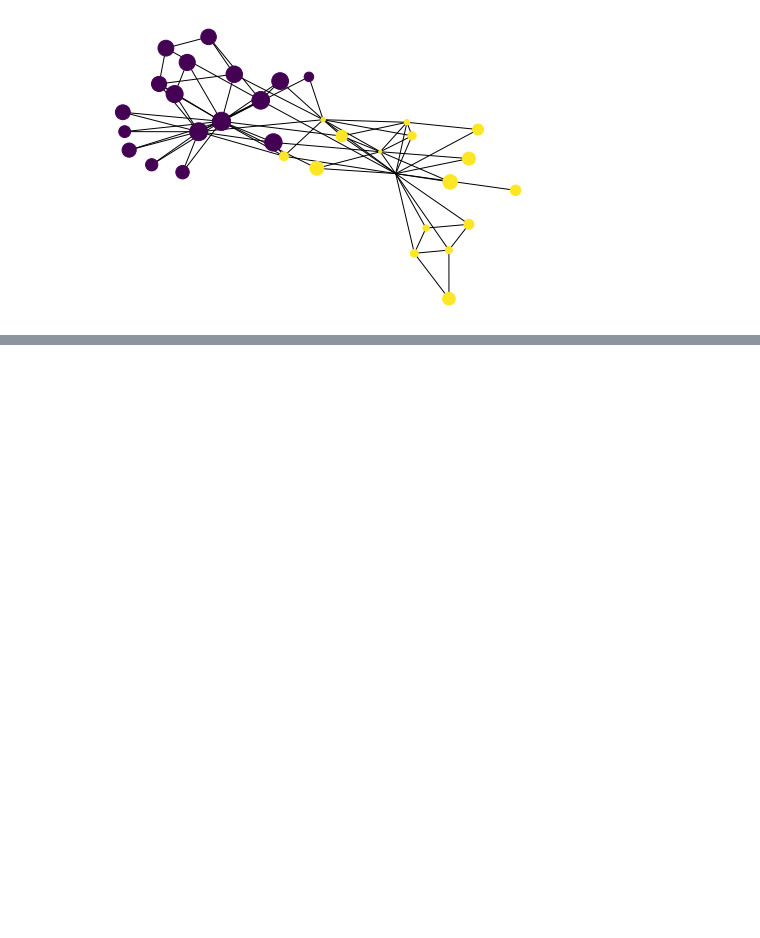
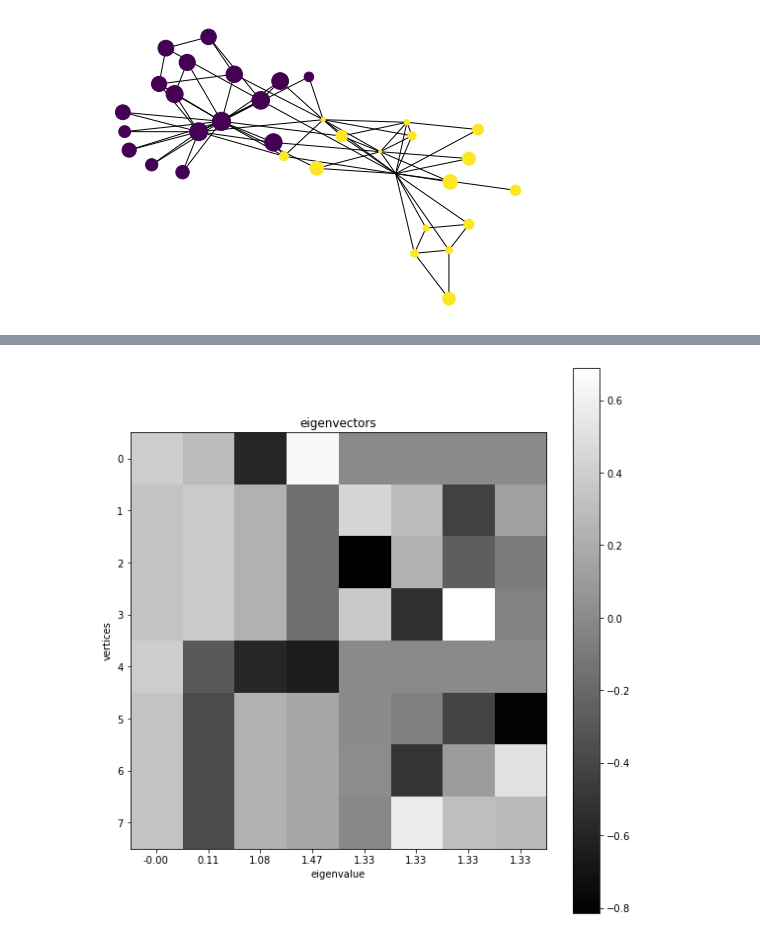
Before and after one commit to neuroailab/psych253, a Jupyter notebook: 2020/EigenvectorCentrality.ipynb, the cells around one changed output, grey strips where cells are left out. Saved outputs shown, nothing was run; the diff lists cells and outputs as text; code cells hidden in the pictures; blank space fills up the shorter version.

```diff
--- a/2020/EigenvectorCentrality.ipynb
+++ b/2020/EigenvectorCentrality.ipynb
@@ -63,0 +66,11 @@ array([[1., 1.],
+# %%
+nsteps = 50000
+
+visit_counts = pd.DataFrame({'n': np.zeros(len(kc.nodes))},
+                            index=kc.nodes)
+n = np.random.choice(list(kc.nodes)) # starting node
+for i in range(nsteps):
+    e = list(kc.edges(n))
+    r = np.random.randint(len(e))
+    n = e[r][1]
+    visit_counts.loc[n, 'n'] += 1
@@ -133,0 +175,7 @@ nx.draw(kc, pos=layout,node_size=cc_vec*scaling, node_color=kc_info['club_color'
+# %%
+m = len(G.edges)
+k = [G.degree[i] for i in G.nodes] # degree values
+D = np.zeros(A.shape)
+D[np.diag_indices_from(D)] = k
+L = D - A
+print(L)
@@ -133,0 +197,3 @@ nx.draw(kc, pos=layout,node_size=cc_vec*scaling, node_color=kc_info['club_color'
+# %%
+Ln = np.linalg.inv(np.sqrt(D)).dot(L).dot(np.linalg.inv(np.sqrt(D)))
+print(Ln)
@@ -133,0 +217,15 @@ nx.draw(kc, pos=layout,node_size=cc_vec*scaling, node_color=kc_info['club_color'
+# %%
+eig = np.linalg.eig(Ln)
+def plot_eig(eig, cmap='gray'):
+    plt.figure(figsize=(8, 8))
+    plt.imshow(eig[1], cmap=cmap)       # Get locations and labels
+    _=plt.xticks([i for i in range(len(eig[0]))], ['%0.2f' % i for i in eig[0]])
+    plt.xlabel('eigenvalue')
+    plt.ylabel("vertices")
+    plt.title('eigenvectors')
+    plt.colorbar()
+    plt.tight_layout()
+
+plot_eig(eig, cmap='gray')
+# %% [output]
+[figure, added]
```
Also changed, not shown: parts of 14 cells of this notebook.
